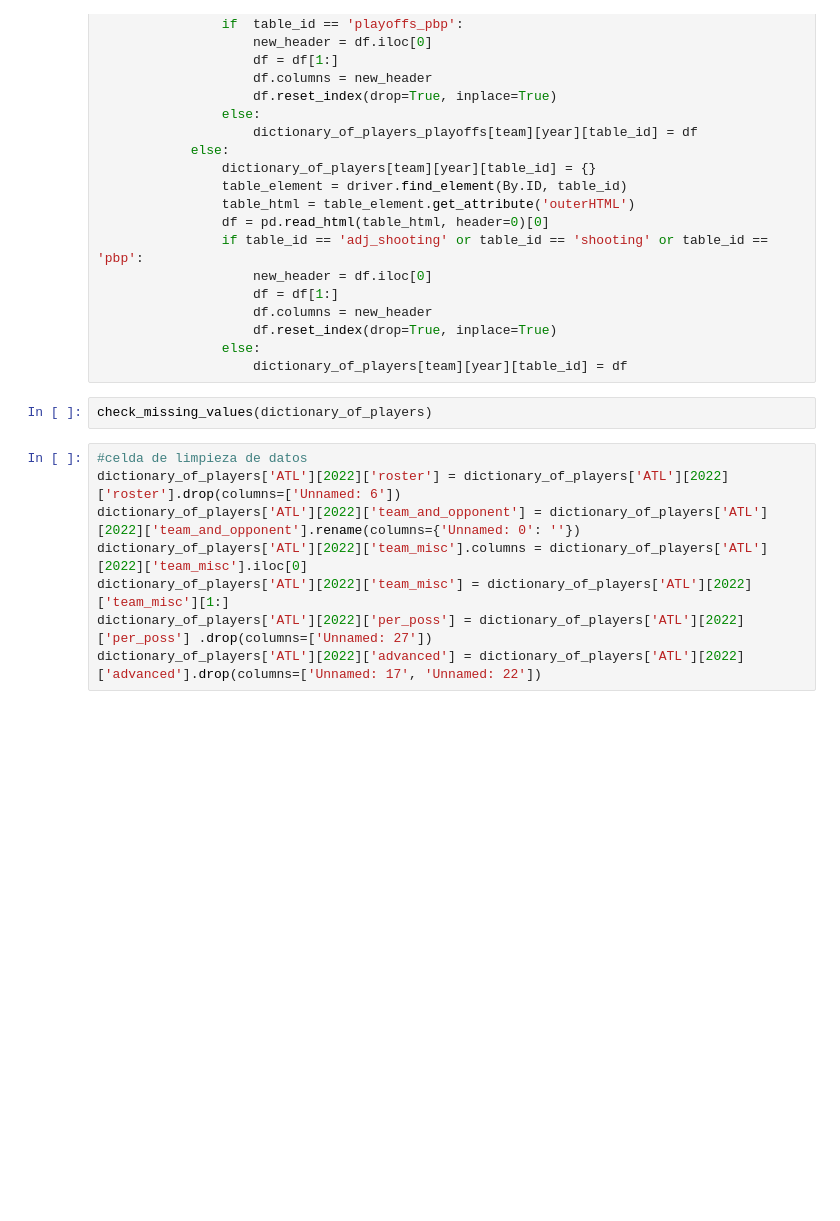
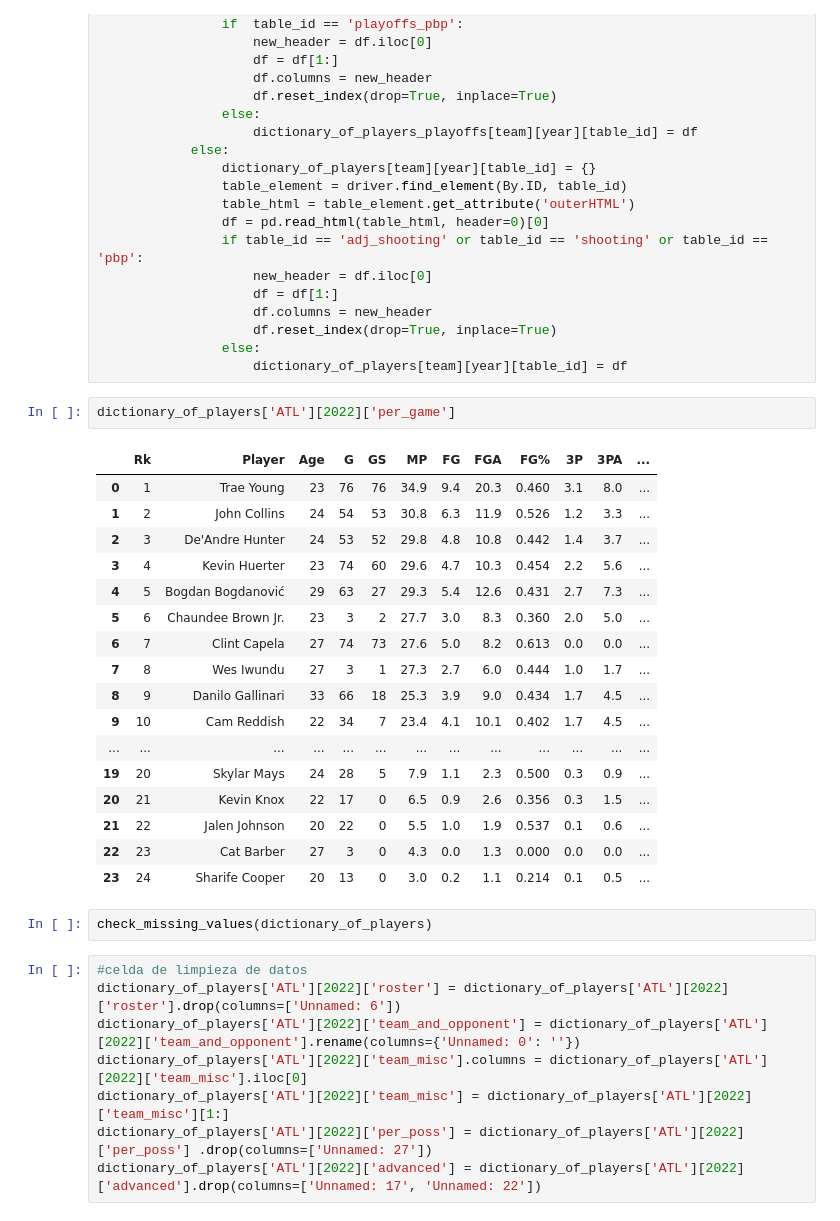
Before and after one commit to alejandrou/NBA_ML-., a Jupyter notebook: scrap.ipynb, the cells around one changed output. Cells and saved outputs as stored; diff of their text form; blank space fills up the shorter version.

```diff
--- a/scrap.ipynb
+++ b/scrap.ipynb
@@ -154,6 +146,26 @@ for team in teams_NBA_list:
                     df.reset_index(drop=True, inplace=True)
                 else:
                     dictionary_of_players[team][year][table_id] = df
+# %%
+dictionary_of_players['ATL'][2022]['per_game']
+# %% [output]
+|  | Rk | Player | Age | G | GS | MP | FG | FGA | FG% | 3P | 3PA | ... |
+| 0 | 1 | Trae Young | 23 | 76 | 76 | 34.9 | 9.4 | 20.3 | 0.460 | 3.1 | 8.0 | ... |
+| 1 | 2 | John Collins | 24 | 54 | 53 | 30.8 | 6.3 | 11.9 | 0.526 | 1.2 | 3.3 | ... |
+| 2 | 3 | De'Andre Hunter | 24 | 53 | 52 | 29.8 | 4.8 | 10.8 | 0.442 | 1.4 | 3.7 | ... |
+| 3 | 4 | Kevin Huerter | 23 | 74 | 60 | 29.6 | 4.7 | 10.3 | 0.454 | 2.2 | 5.6 | ... |
+| 4 | 5 | Bogdan Bogdanović | 29 | 63 | 27 | 29.3 | 5.4 | 12.6 | 0.431 | 2.7 | 7.3 | ... |
+| 5 | 6 | Chaundee Brown Jr. | 23 | 3 | 2 | 27.7 | 3.0 | 8.3 | 0.360 | 2.0 | 5.0 | ... |
+| 6 | 7 | Clint Capela | 27 | 74 | 73 | 27.6 | 5.0 | 8.2 | 0.613 | 0.0 | 0.0 | ... |
+| 7 | 8 | Wes Iwundu | 27 | 3 | 1 | 27.3 | 2.7 | 6.0 | 0.444 | 1.0 | 1.7 | ... |
+| 8 | 9 | Danilo Gallinari | 33 | 66 | 18 | 25.3 | 3.9 | 9.0 | 0.434 | 1.7 | 4.5 | ... |
+| 9 | 10 | Cam Reddish | 22 | 34 | 7 | 23.4 | 4.1 | 10.1 | 0.402 | 1.7 | 4.5 | ... |
+| ... | ... | ... | ... | ... | ... | ... | ... | ... | ... | ... | ... | ... |
+| 19 | 20 | Skylar Mays | 24 | 28 | 5 | 7.9 | 1.1 | 2.3 | 0.500 | 0.3 | 0.9 | ... |
+| 20 | 21 | Kevin Knox | 22 | 17 | 0 | 6.5 | 0.9 | 2.6 | 0.356 | 0.3 | 1.5 | ... |
+| 21 | 22 | Jalen Johnson | 20 | 22 | 0 | 5.5 | 1.0 | 1.9 | 0.537 | 0.1 | 0.6 | ... |
+| 22 | 23 | Cat Barber | 27 | 3 | 0 | 4.3 | 0.0 | 1.3 | 0.000 | 0.0 | 0.0 | ... |
+| 23 | 24 | Sharife Cooper | 20 | 13 | 0 | 3.0 | 0.2 | 1.1 | 0.214 | 0.1 | 0.5 | ... |
 # %%
 check_missing_values(dictionary_of_players)
 # %%
```
Also changed, not shown: parts of 7 cells of this notebook, 5 other files.
